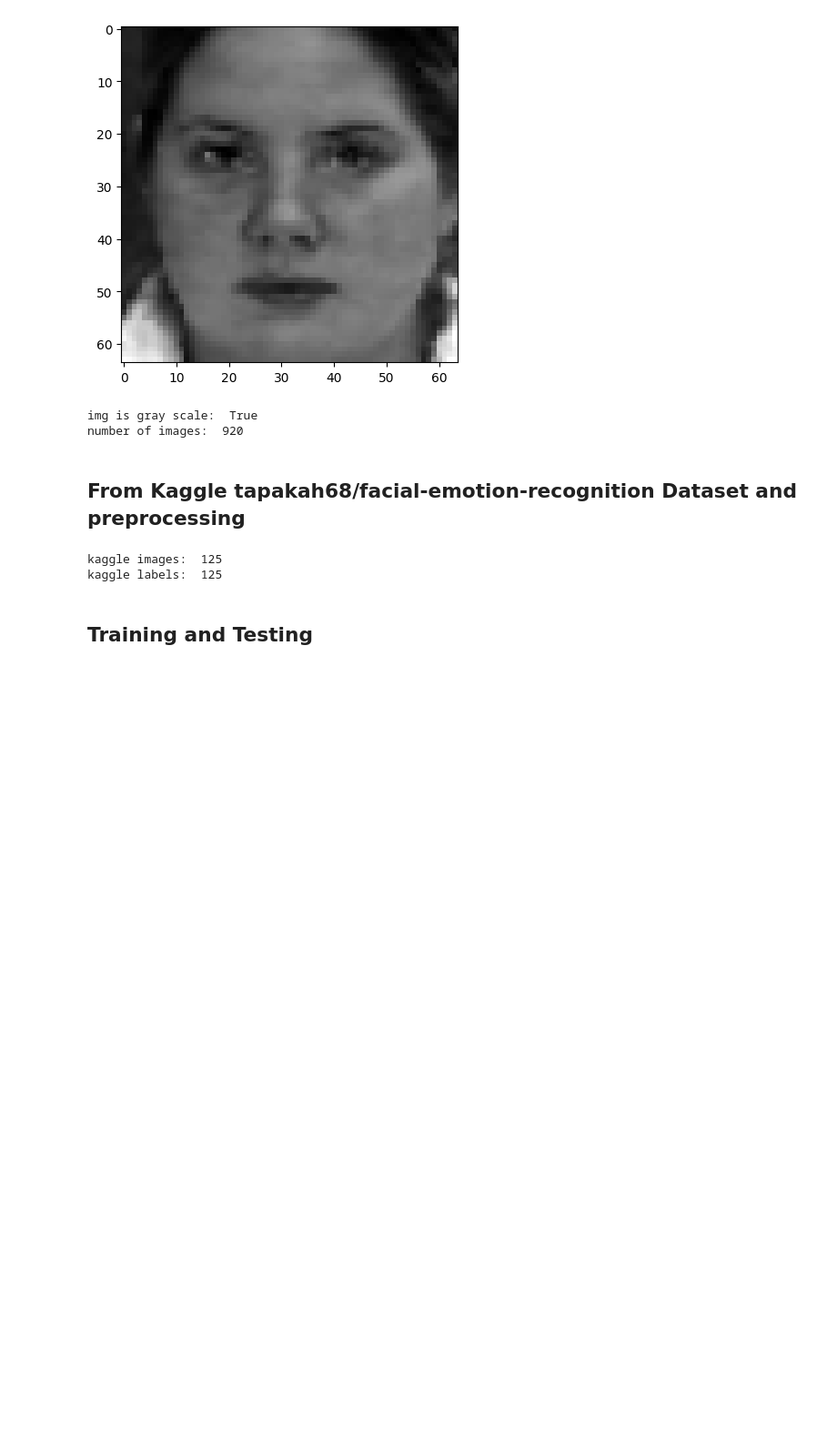
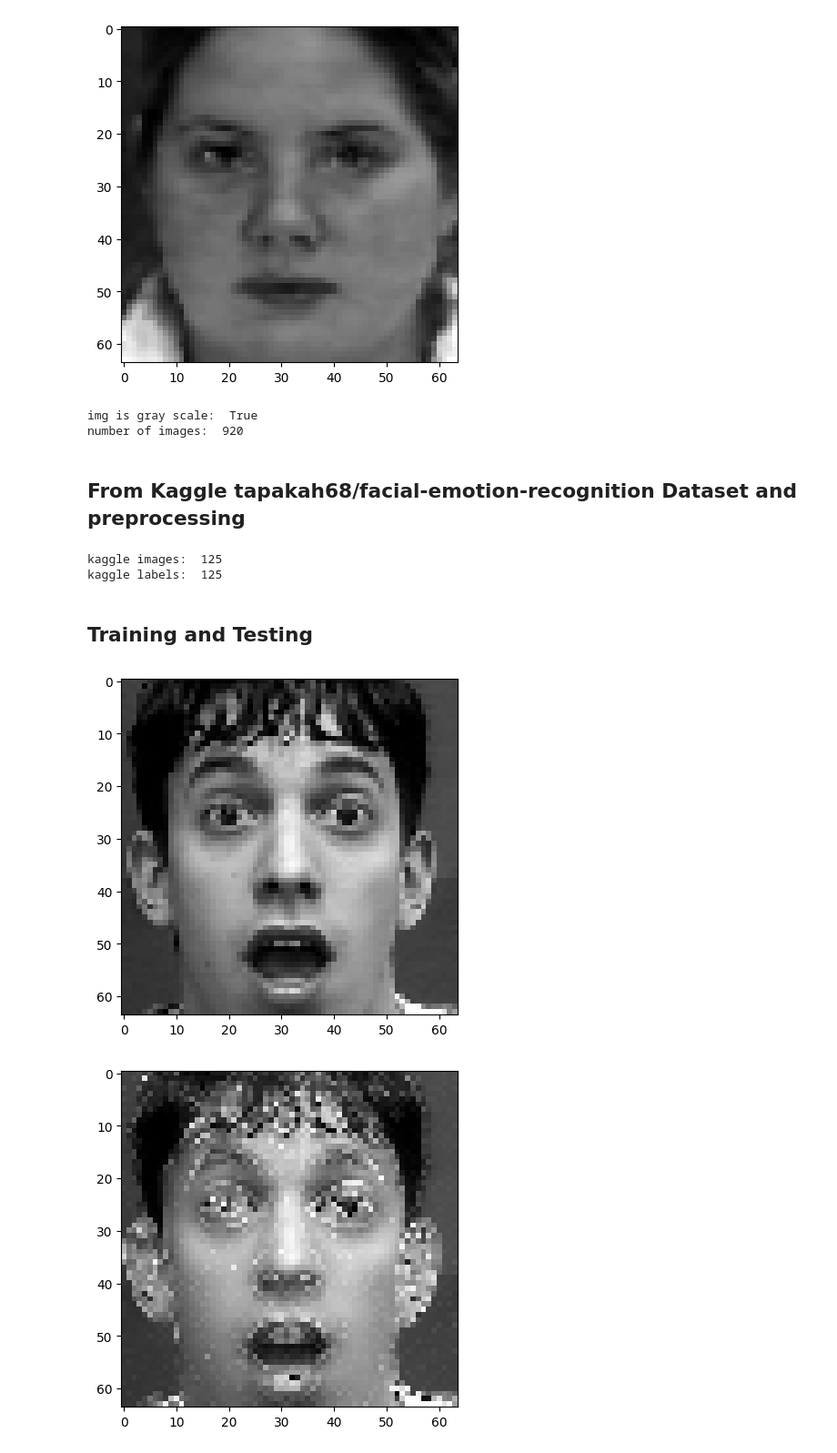
Before and after one commit to kf7mxe/CS5680-Compute-Vision-Foundations-and-Applications, a Jupyter notebook: project/project_phase_2_checkpoint.ipynb, the cells around one changed output. Shown at 91% size. Drawn from its saved outputs; the diff is of its cells as text; code cells hidden in the pictures; blank space fills up the shorter version.

```diff
--- a/project/project_phase_2_checkpoint.ipynb
+++ b/project/project_phase_2_checkpoint.ipynb
@@ -192,7 +195,7 @@ def get_number_label_for_string(label):
     neutral = ['neutral', 'Neutral']
     contempt = ['contempt', 'Contempt']
 
-    if label == anger:
+    if label in anger:
         return 0
     elif label in disgust:
         return 1
@@ -289,8 +292,8 @@ for folder in os.listdir(cwd + '/datasets/kaggle-facial-emotional-recognition-da
             print("img is none")
             break
         kaggle_images.append(img)
-        # print(img_name)
-        # print(img_name.split('.')[0])
+        if (get_number_label_for_string(img_name.split('.')[0])) == -1:
+            print(img_name)
         kaggle_labels.append(get_number_label_for_string(img_name.split('.')[0]))
 
 print("kaggle images: ", len(kaggle_images))
@@ -624,2 +705,22 @@ def process_fold(train, test, classifier):
 # %% [markdown]
 ## Training and Testing
+# %%
+def apply_laplacian_image_enhancement(img):
+    img_laplacian = cv2.Laplacian(img.copy(), cv2.CAP_V4L, ksize=1)
+    # img_laplacian = cv2.Laplacian(img.copy(), cv2.CV_64F, ksize=3)
+
+    img_enhanced = img_laplacian + img
+    # img_enhanced = cv2.normalize(img_enhanced, None, 0, 255, cv2.NORM_MINMAX, cv2.CV_8U)
+
+
+    return img_enhanced
+# %%
+img = ckplus_dict['images'][0]
+plt.imshow(img, cmap='gray')
+plt.show()
+img = apply_laplacian_image_enhancement(img)
+plt.imshow(img, cmap='gray')
+plt.show()
+# %% [output]
+[figure, added]
+[figure, added]
```
Also changed, not shown: parts of 10 cells of this notebook, 2 other files.
